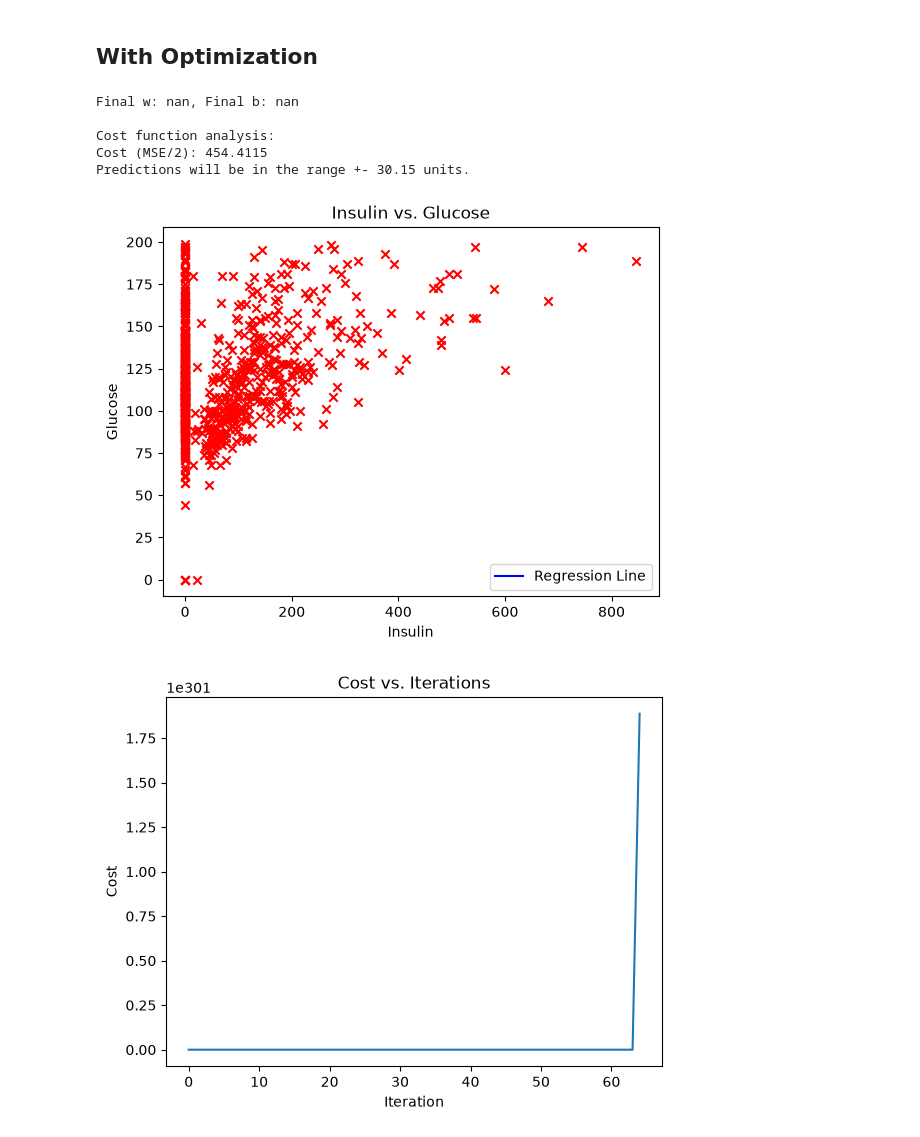
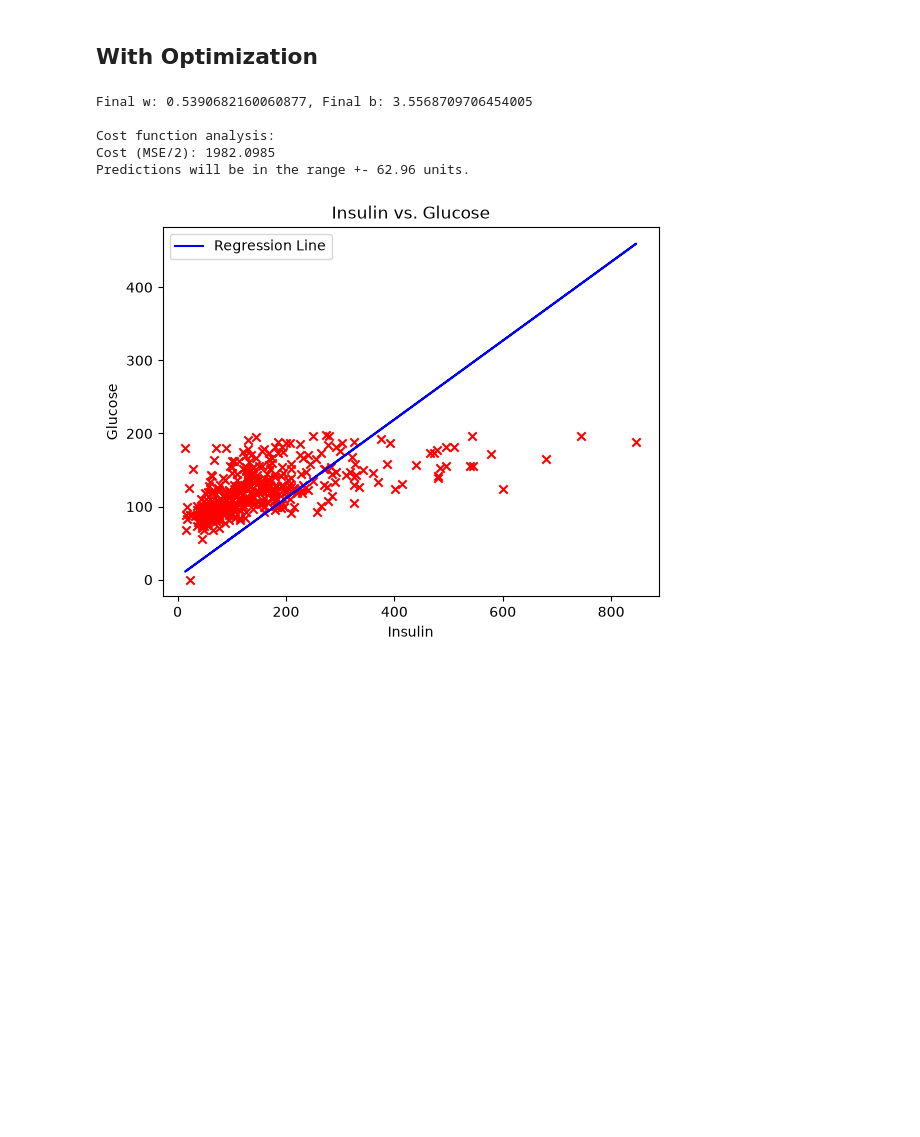
Before and after one commit to infiniteloop22/LinearRegressionModel, a Jupyter notebook: src/LinearRegression.ipynb, the cells around one changed output. Drawn from its saved outputs; the diff is of its cells as text; code cells hidden in the pictures; blank space fills up the shorter version.

```diff
--- a/src/LinearRegression.ipynb
+++ b/src/LinearRegression.ipynb
@@ -114,6 +114,7 @@ import pandas as pd
 
 def load_data(file_path):
     df = pd.read_csv(file_path)
+    df = df[df["Insulin"] > 0] # remove zeros
     insulin = df["Insulin"].values
     glucose = df["Glucose"].values
     return insulin, glucose
@@ -198,8 +199,10 @@ import copy
 
 def load_data(file_path):
     df = pd.read_csv(file_path)
+    df = df[df["Insulin"] > 0]
     insulin = df["Insulin"].values
     glucose = df["Glucose"].values
+    #print(insulin)
     return insulin, glucose
 
 def visualize(insulin, glucose, slope, intercept):
@@ -241,7 +244,7 @@ def cost_function(y, prediction):
     return cost
 
 def compute_cost(x, y, w, b):
-    m = x.shape[0]
+    m = len(x)
     cost_sum = 0
     for i in range(m):
         f_wb = w * x[i] + b
@@ -251,7 +254,7 @@ def compute_cost(x, y, w, b):
     return total_cost
 
 def compute_gradient(x, y, w, b):
-    m = x.shape[0]
+    m = len(x)
     dj_dw = 0
     dj_db = 0
     for i in range(m):
@@ -262,13 +265,12 @@ def compute_gradient(x, y, w, b):
     dj_dw /= m
     return dj_dw, dj_db
 
-def gradient_descent(x, y, w_in, b_in):
+def gradient_descent(x, y, w_in, b_in, learning_rate_alpha=1e-5, n_iterations=10000):
     w = copy.deepcopy(w_in)
     b = b_in
     cost_history = []
-    learning_rate_alpha = .01
 
-    for i in range(1500):
+    for i in range(n_iterations):
         dj_dw, dj_db = compute_gradient(x, y, w, b)
         w -= learning_rate_alpha * dj_dw
         b -= learning_rate_alpha * dj_db
@@ -279,38 +281,38 @@ def gradient_descent(x, y, w_in, b_in):
 
 def main():
     insulin, glucose = load_data("diabetes.csv")
 
-    slope, intercept = linear_regression(insulin, glucose)
-    prediction = predict(insulin, slope, intercept)
+    w_final, b_final, cost_history = gradient_descent(insulin, glucose, 0, 0)
+    prediction = predict(insulin, w_final, b_final)
 
     #print("Manual prediction:")
     #test_insulin = 150
     #print(f"For Insulin = {test_insulin}: Predicted Glucose = {predict(test_insulin, slope, intercept):.2f}")
 
-    w_final, b_final, cost_history = gradient_descent(insulin, glucose, 0, 0)
     print(f"Final w: {w_final}, Final b: {b_final}")
 
     print("\nCost function analysis:")
     cost = cost_function(glucose, prediction)
     print(f"Cost (MSE/2): {cost:.4f}")
 
     print(f"Predictions will be in the range +- {(np.sqrt(cost * 2)):.2f} units.")
 
     visualize(insulin, glucose, w_final, b_final)
 
+    '''
     plt.plot(cost_history)
     plt.title("Cost vs. Iterations")
     plt.ylabel('Cost')
     plt.xlabel('Iteration')
     plt.show()
+    '''
 
 if __name__ == "__main__":
     main()
 # %% [output]
-Final w: nan, Final b: nan
+Final w: 0.5390682160060877, Final b: 3.5568709706454005
 
 Cost function analysis:
-Cost (MSE/2): 454.4115
-Predictions will be in the range +- 30.15 units.
+Cost (MSE/2): 1982.0985
+Predictions will be in the range +- 62.96 units.
-[figure, old version]
+[figure, new version]
-[figure, removed]
```
Also changed, not shown: parts of 1 cell of this notebook.
